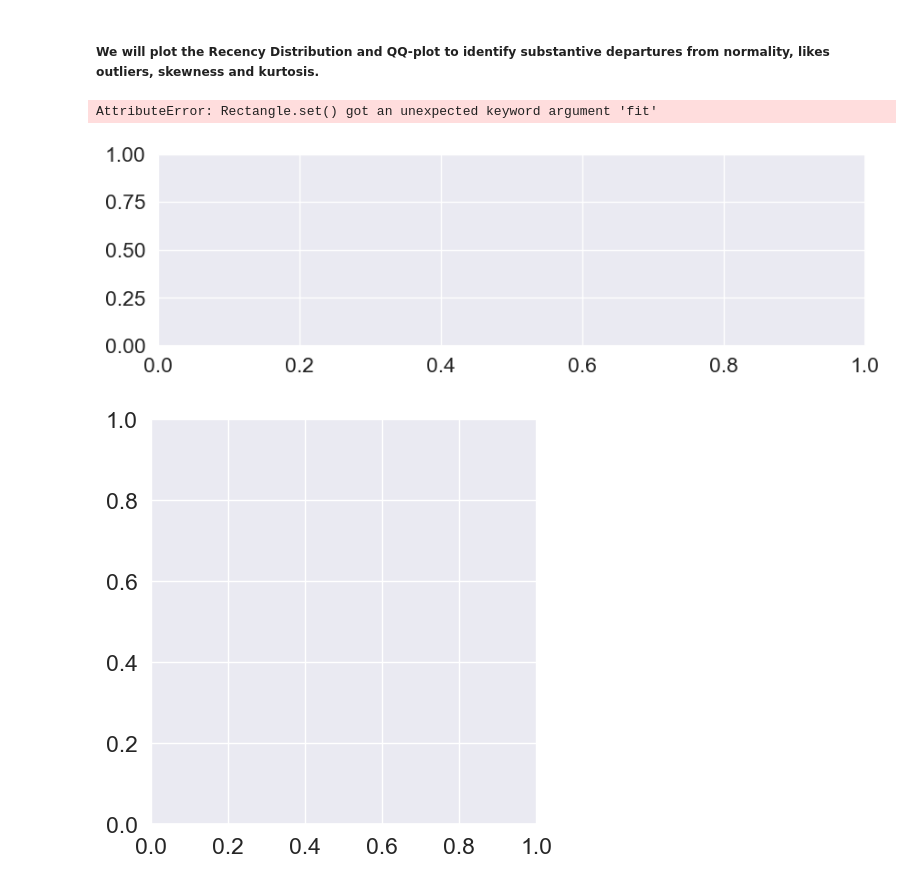
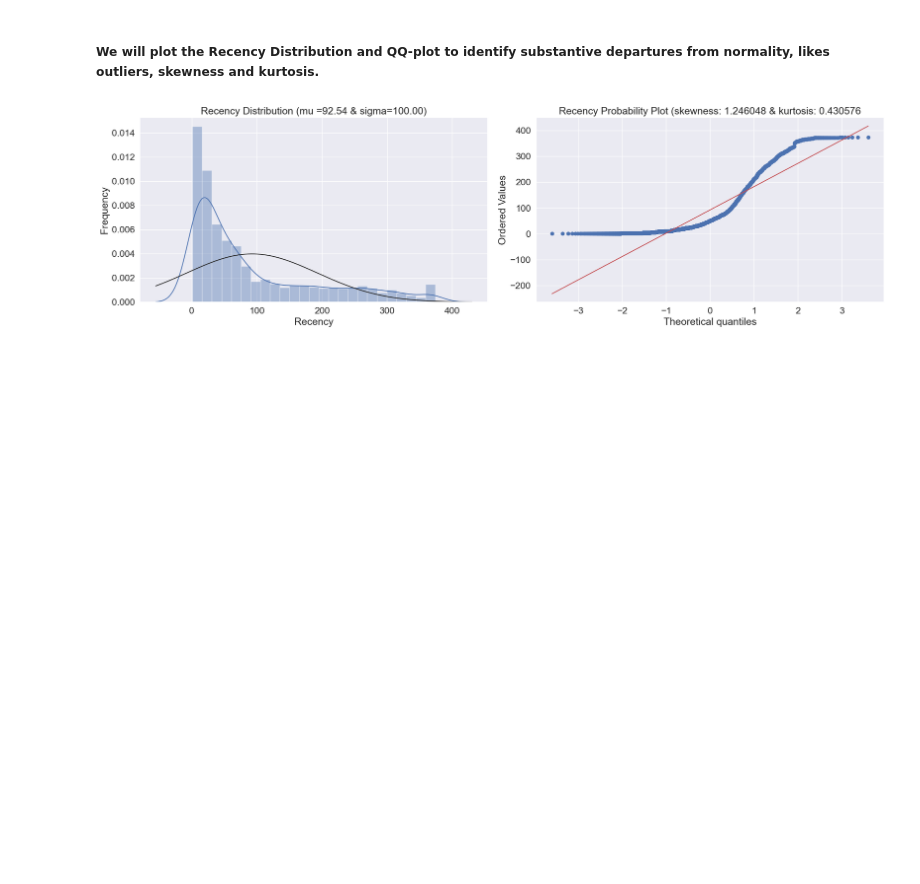
Before and after one commit to INCREDIBLE-AURNOB/Market-Basket-Analysis-and-Customer-Segmentation-, a Jupyter notebook: main.ipynb, the cells around one changed output. Drawn from its saved outputs; the diff is of its cells as text; code cells hidden in the pictures; blank space fills up the shorter version.

```diff
--- a/main.ipynb
+++ b/main.ipynb
@@ -162,7 +162,7 @@ df=df.dropna(subset='CustomerID')
 df=df[df.Quantity>0]
 df=df[df.UnitPrice>0]
 # %%
-# df['amount']=df.Quantity*df.UnitPrice
+df['amount']=df.Quantity*df.UnitPrice
 df.InvoiceDate = pd.to_datetime(df.InvoiceDate)
 df.CustomerID = df.CustomerID.astype('Int64')
 # %%
@@ -325,26 +325,24 @@ customer_history_df.describe().T
 ##### We will plot the Recency Distribution and QQ-plot to identify substantive departures from normality, likes outliers, skewness and kurtosis.
 # %%
 def qplot(data,measure):
-    fig=plt.figure(figsize=(10, 6))
+    fig=plt.figure(figsize=(20, 6))
 
-    (mu,sigma)=norm.fit(data)
+    (mu,sigma)= norm.fit(data)
 
     #kernal density plot
-    fig1=fig.add_subplot(211)
-    sns.displot(data,fit=norm)
+    fig1=fig.add_subplot(1,2,1)
+    sns.distplot(data, fit=norm )
     fig1.set_title(measure +' Distribution (mu ={:.2f} & sigma={:.2f})'.format(mu,sigma),loc='center')
     fig1.set_xlabel(measure)
     fig1.set_ylabel('Frequency')
 
     # QQ plot
-    fig2=fig.add_subplot(212)
+    fig2=fig.add_subplot(1,2,2)
     res=probplot(data, plot=fig2)
-    fig2.set_title(measure + ' Probability Plot (skewness: {:.6f} & kurtosis: {:.6f)'.format(data.skew(),data.kurt()),loc='center')
+    fig2.set_title(measure + ' Probability Plot (skewness: {:.6f} & kurtosis: {:.6f}'.format(data.skew(),data.kurt()),loc='center')
     plt.tight_layout()
     plt.show()
 
 qplot(customer_history_df.recency,'Recency')
 # %% [output]
-AttributeError: Rectangle.set() got an unexpected keyword argument 'fit'
-[figure, old version]
+[figure, new version]
-[figure, removed]
```
Also changed, not shown: parts of 12 cells of this notebook.
